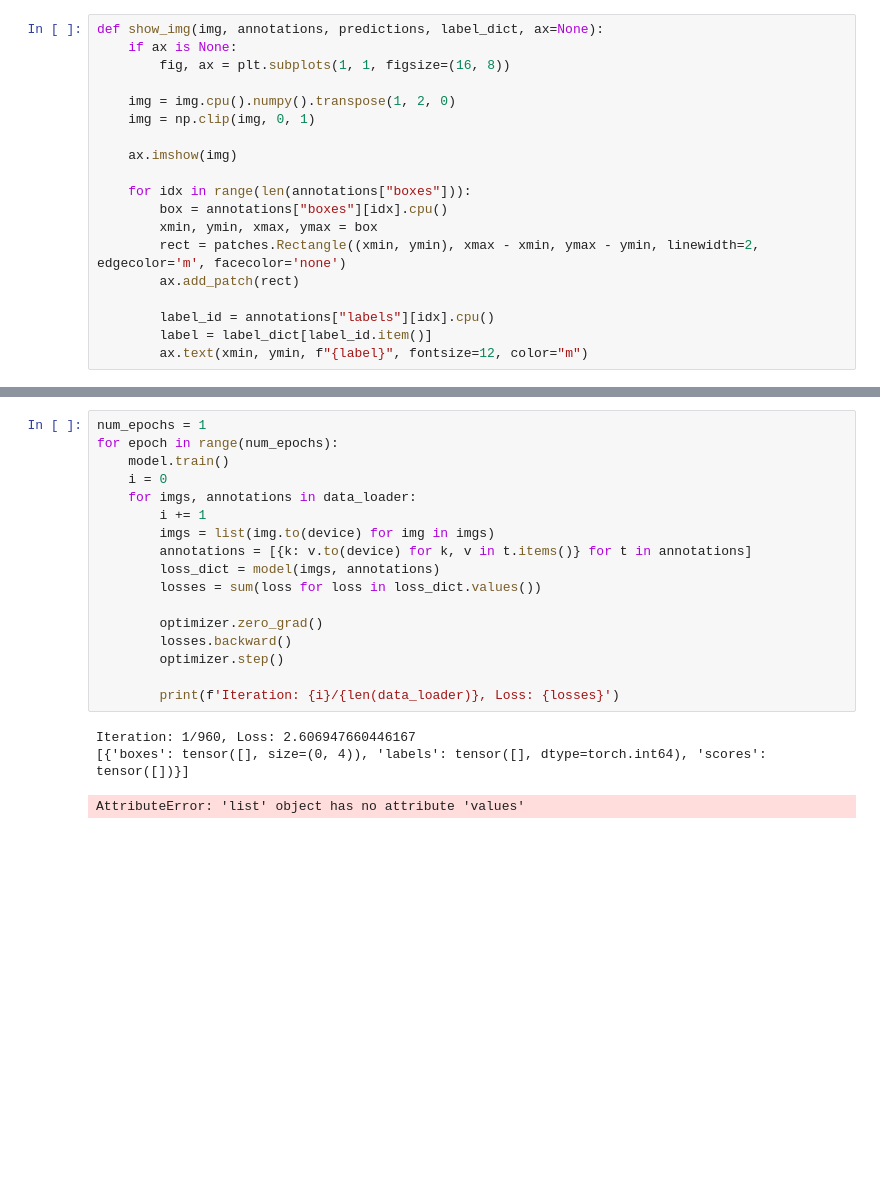
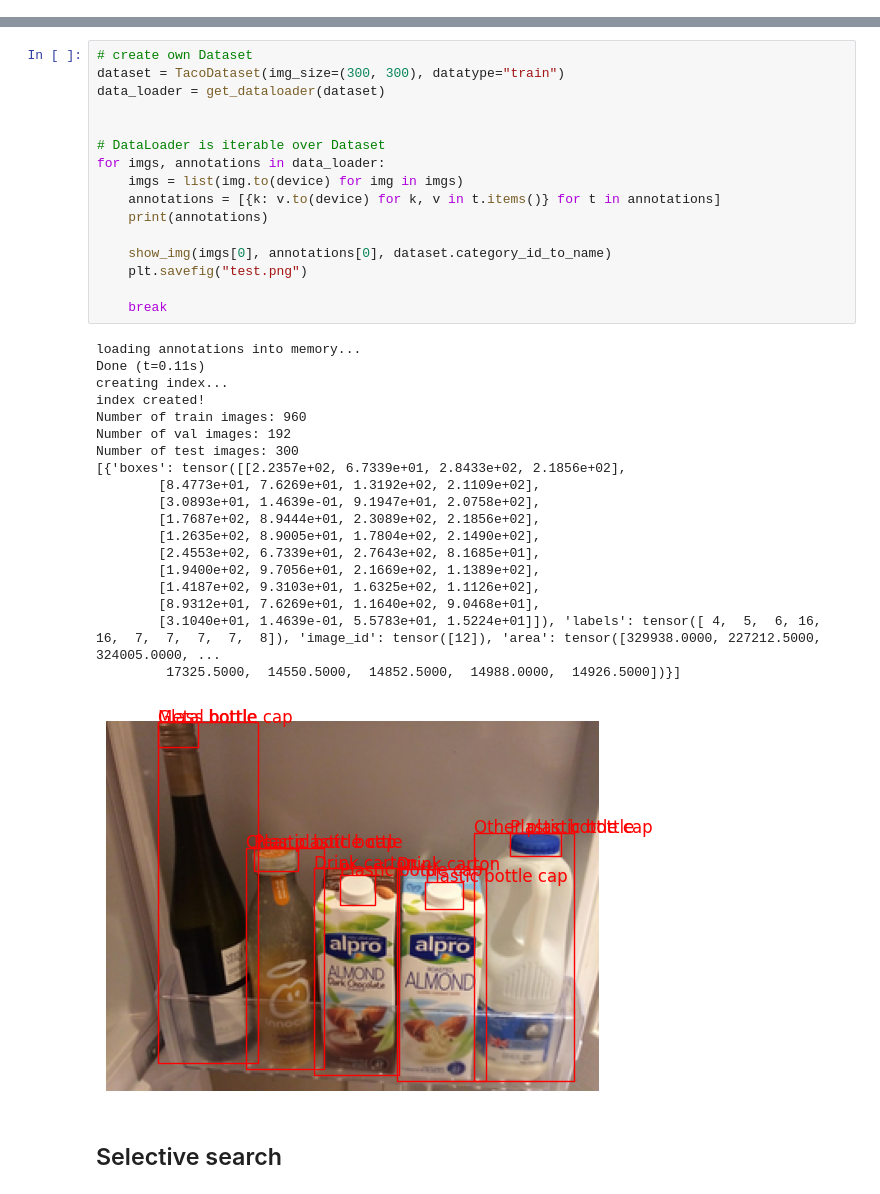
Before and after one commit to s183920/02514-Deep-Learning-In-Computer-Vision, a Jupyter notebook: Object_detection/peetz.ipynb, the cells around one changed output, grey strips where cells are left out. Saved outputs shown, nothing was run; the diff lists cells and outputs as text; blank space fills up the shorter version.

```diff
--- a/Object_detection/peetz.ipynb
+++ b/Object_detection/peetz.ipynb
@@ -191,19 +198,0 @@ optimizer = torch.optim.SGD(params, lr=0.005, momentum=0.9, weight_decay=0.0005)
-# %%
-def show_img(img, annotations, predictions, label_dict, ax=None):
-    if ax is None:
-        fig, ax = plt.subplots(1, 1, figsize=(16, 8))
-
-    img = img.cpu().numpy().transpose(1, 2, 0)
-    img = np.clip(img, 0, 1)
-
-    ax.imshow(img)
-
-    for idx in range(len(annotations["boxes"])):
-        box = annotations["boxes"][idx].cpu()
-        xmin, ymin, xmax, ymax = box
-        rect = patches.Rectangle((xmin, ymin), xmax - xmin, ymax - ymin, linewidth=2, edgecolor='m', facecolor='none')
-        ax.add_patch(rect)
-
-        label_id = annotations["labels"][idx].cpu()
-        label = label_dict[label_id.item()]
-        ax.text(xmin, ymin, f"{label}", fontsize=12, color="m")
@@ -248,21 +199,38 @@ def visualize_results(images, targets, predictions, label_dict):
 # %%
-num_epochs = 1
-for epoch in range(num_epochs):
-    model.train()
-    i = 0
-    for imgs, annotations in data_loader:
-        i += 1
-        imgs = list(img.to(device) for img in imgs)
-        annotations = [{k: v.to(device) for k, v in t.items()} for t in annotations]
-        loss_dict = model(imgs, annotations)
-        losses = sum(loss for loss in loss_dict.values())
+# create own Dataset
+dataset = TacoDataset(img_size=(300, 300), datatype="train")
+data_loader = get_dataloader(dataset)
 
-        optimizer.zero_grad()
-        losses.backward()
-        optimizer.step()
 
-        print(f'Iteration: {i}/{len(data_loader)}, Loss: {losses}')
+# DataLoader is iterable over Dataset
+for imgs, annotations in data_loader:
+    imgs = list(img.to(device) for img in imgs)
+    annotations = [{k: v.to(device) for k, v in t.items()} for t in annotations]
+    print(annotations)
+
+    show_img(imgs[0], annotations[0], dataset.category_id_to_name)
+    plt.savefig("test.png")
+
+    break
 # %% [output]
-Iteration: 1/960, Loss: 2.606947660446167
-[{'boxes': tensor([], size=(0, 4)), 'labels': tensor([], dtype=torch.int64), 'scores': tensor([])}]
+loading annotations into memory...
+Done (t=0.11s)
+creating index...
+index created!
+Number of train images: 960
+Number of val images: 192
+Number of test images: 300
+[{'boxes': tensor([[2.2357e+02, 6.7339e+01, 2.8433e+02, 2.1856e+02],
+        [8.4773e+01, 7.6269e+01, 1.3192e+02, 2.1109e+02],
+        [3.0893e+01, 1.4639e-01, 9.1947e+01, 2.0758e+02],
+        [1.7687e+02, 8.9444e+01, 2.3089e+02, 2.1856e+02],
+        [1.2635e+02, 8.9005e+01, 1.7804e+02, 2.1490e+02],
+        [2.4553e+02, 6.7339e+01, 2.7643e+02, 8.1685e+01],
+        [1.9400e+02, 9.7056e+01, 2.1669e+02, 1.1389e+02],
+        [1.4187e+02, 9.3103e+01, 1.6325e+02, 1.1126e+02],
+        [8.9312e+01, 7.6269e+01, 1.1640e+02, 9.0468e+01],
+        [3.1040e+01, 1.4639e-01, 5.5783e+01, 1.5224e+01]]), 'labels': tensor([ 4,  5,  6, 16, 16,  7,  7,  7,  7,  8]), 'image_id': tensor([12]), 'area': tensor([329938.0000, 227212.5000, 324005.0000, ...
+         17325.5000,  14550.5000,  14852.5000,  14988.0000,  14926.5000])}]
-AttributeError: 'list' object has no attribute 'values'
+[figure, added]
+# %% [markdown]
+## Selective search
```
Also changed, not shown: parts of 9 cells of this notebook, 7 other files.
